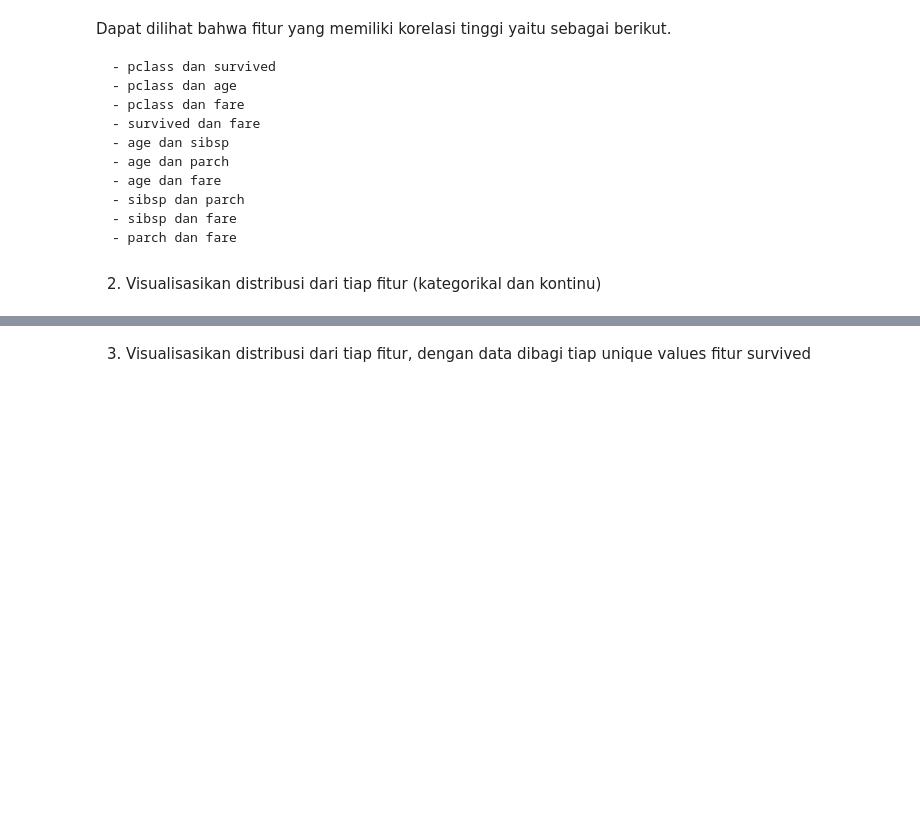
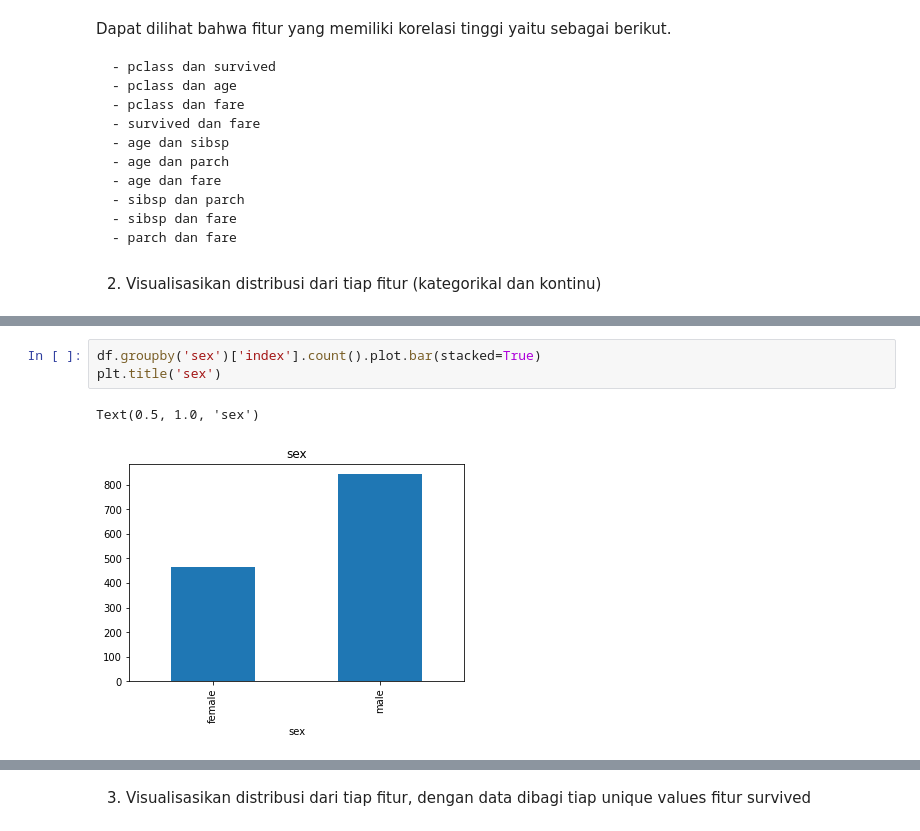
Before and after one commit to abiwardani/tugas-pendahuluan-1-if3270, a Jupyter notebook: Tugas_Pendahuluan_IF3270.ipynb, the cells around one changed output, grey strips where cells are left out. Drawn from its saved outputs; the diff is of its cells as text; blank space fills up the shorter version.

```diff
--- a/Tugas_Pendahuluan_IF3270.ipynb
+++ b/Tugas_Pendahuluan_IF3270.ipynb
@@ -250,0 +222,6 @@ Text(0.5, 1.0, 'parch')
+# %%
+df.groupby('sex')['index'].count().plot.bar(stacked=True)
+plt.title('sex')
+# %% [output]
+Text(0.5, 1.0, 'sex')
+[figure, added]
```
Also changed, not shown: parts of 25 cells of this notebook.
